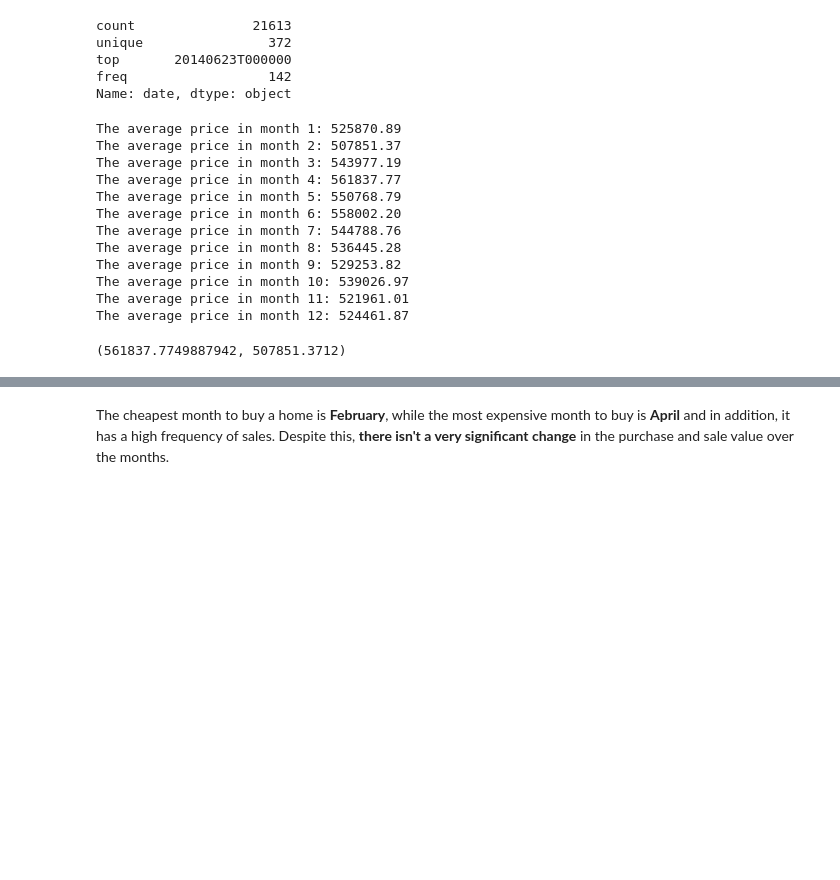
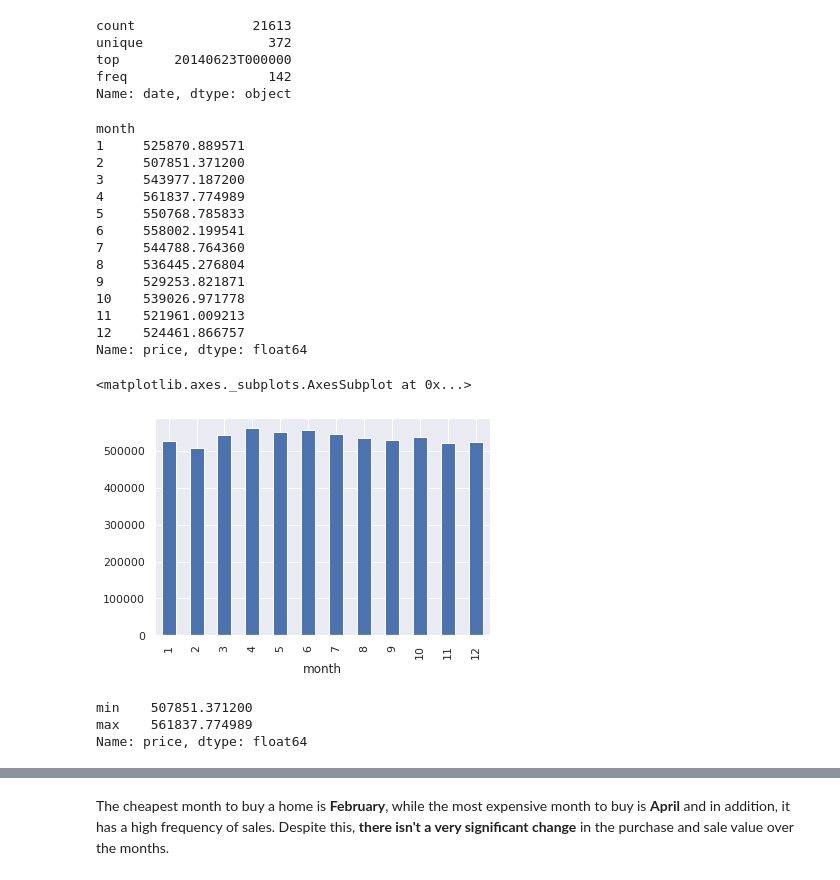
Before and after one commit to ArturAvelino/house_rocket_challenge, a Jupyter notebook: data_analysis/house_rocket_challenge.ipynb, the cells around one changed output, grey strips where cells are left out. Drawn from its saved outputs; the diff is of its cells as text; code cells hidden in the pictures; blank space fills up the shorter version.

```diff
--- a/data_analysis/house_rocket_challenge.ipynb
+++ b/data_analysis/house_rocket_challenge.ipynb
@@ -42,33 +82,40 @@ Name: date, dtype: object
 # %%
 # Turning the column date into datetime by month
 df["date"] = pd.to_datetime(df.date)
-df_month = df.date.dt.month
+df["month"] = df.date.dt.month
 
 # Checking the mean of price per month
-date_mean_price = []
-
-
-for n in range(1, 13):
-  date_mean = df.loc[df_month == n].price.mean()
-  date_mean_price.append(date_mean)
-  print(f"The average price in month {n}: {date_mean:.2f}")
+df.groupby("month")["price"].mean()
 # %% [output]
-The average price in month 1: 525870.89
-The average price in month 2: 507851.37
-The average price in month 3: 543977.19
-The average price in month 4: 561837.77
-The average price in month 5: 550768.79
-The average price in month 6: 558002.20
-The average price in month 7: 544788.76
-The average price in month 8: 536445.28
-The average price in month 9: 529253.82
-The average price in month 10: 539026.97
-The average price in month 11: 521961.01
-The average price in month 12: 524461.87
+month
+1     525870.889571
+2     507851.371200
+3     543977.187200
+4     561837.774989
+5     550768.785833
+6     558002.199541
+7     544788.764360
+8     536445.276804
+9     529253.821871
+10    539026.971778
+11    521961.009213
+12    524461.866757
+Name: price, dtype: float64
+# %%
+# Plotting the mean of price per month
+sns.set()
+
+df_date = df.groupby("month")["price"].mean()
+df_date.plot.bar()
+# %% [output]
+<matplotlib.axes._subplots.AxesSubplot at 0x...>
+[figure, added]
 # %%
 # Checking the maximum and minimum average price
-max(date_mean_price), min(date_mean_price)
+df.groupby("month")["price"].mean().agg(["min", "max"])
 # %% [output]
-(561837.7749887942, 507851.3712)
+min    507851.371200
+max    561837.774989
+Name: price, dtype: float64
 # %%
 # Checking the frequency of sales per month
```
Also changed, not shown: parts of 76 cells of this notebook.
